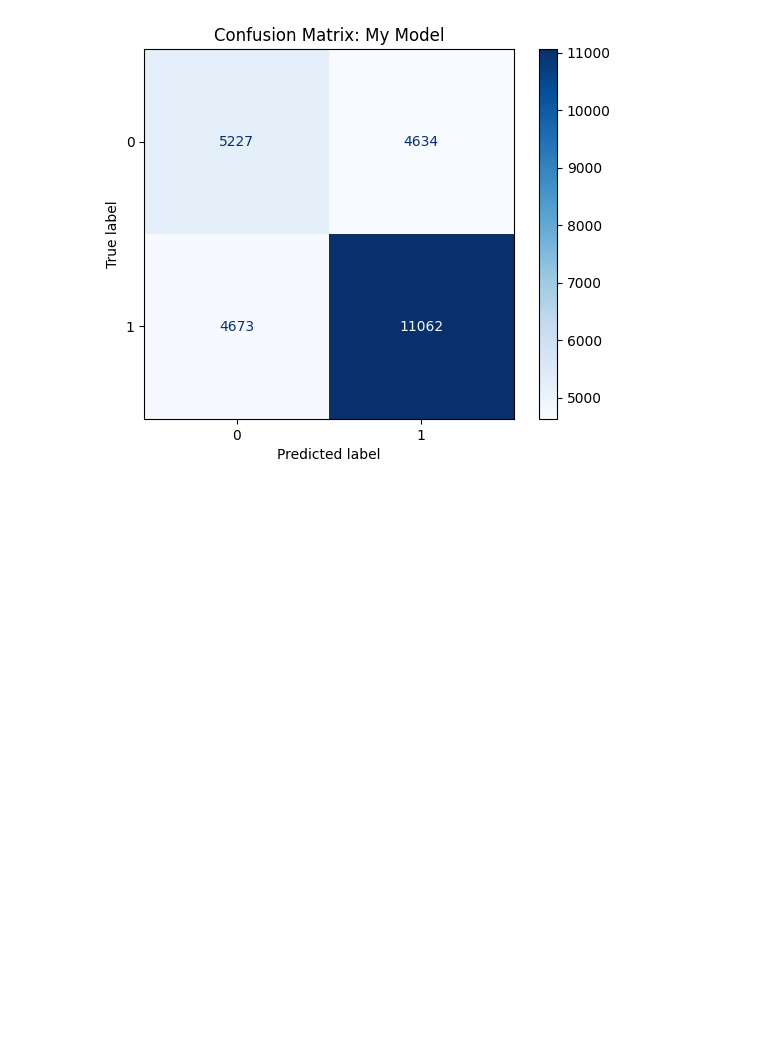
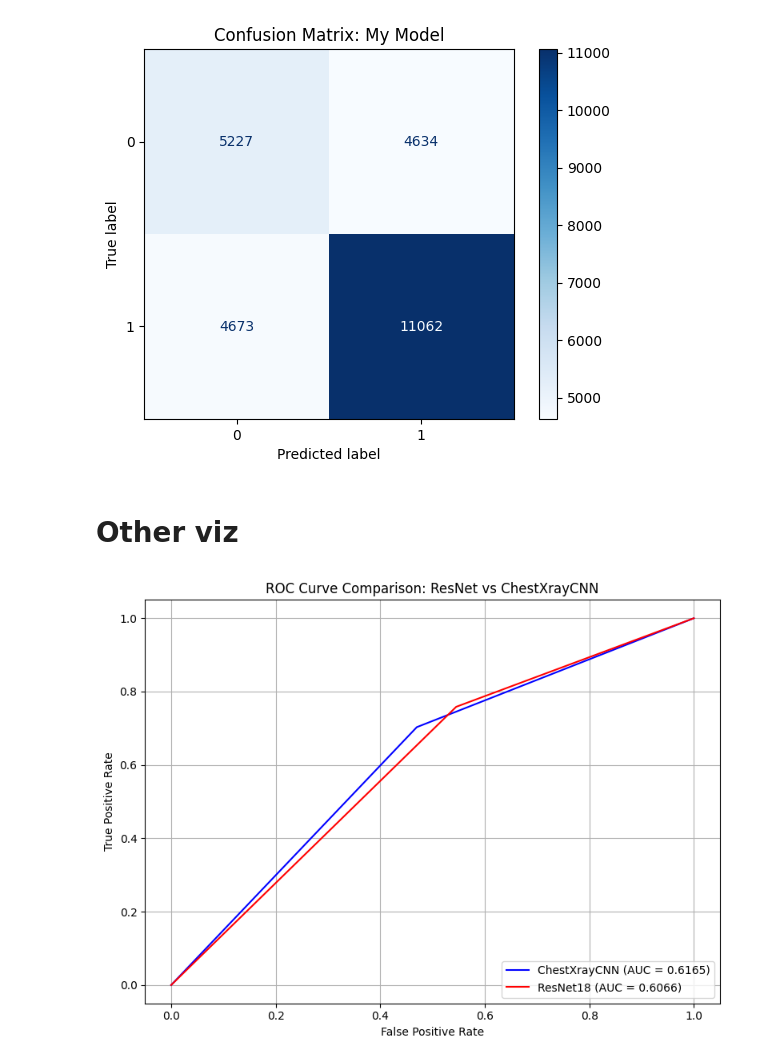
Before and after one commit to sara-kelemen/NIH_chest_xray, a Jupyter notebook: code/cnn.ipynb, the cells around one changed output. Drawn from its saved outputs; the diff is of its cells as text; code cells hidden in the pictures; blank space fills up the shorter version.

Commit message:
Adding sources + ROC curve

```diff
--- a/code/cnn.ipynb
+++ b/code/cnn.ipynb
@@ -418,12 +422,11 @@ Test F1 Score:  0.7039
 # %%
 from torchvision import models
 # %%
-# Updated transform for ResNet (expects 3 channels)
+# Updated transform for ResNet
 transform_resnet = transforms.Compose([
     transforms.ToPILImage(),
     transforms.Resize((224, 224)),
-    transforms.Grayscale(num_output_channels=3),  # <- this is the important line!
-    transforms.ToTensor(),
+    transforms.Grayscale(num_output_channels=3),
     transforms.Normalize((0.5,), (0.5,))
 ])
 # %%
@@ -556,3 +564,5 @@ plt.title('Confusion Matrix: My Model')
 plt.show()
 # %% [output]
 [figure]
+# %% [markdown]
+# Other viz
@@ -558,0 +571,26 @@ plt.show()
+# %%
+# From model A: ChestXrayCNN
+fpr_r, tpr_r, _ = roc_curve(all_labels, all_preds)
+auc_resnet= auc(fpr_r, tpr_r)
+
+# From model B: CNN
+fpr_cnn, tpr_cnn, _ = roc_curve(all_labels_1, all_preds_1)
+auc_cnn = auc(fpr_cnn, tpr_cnn)
+# %%
+plt.figure(figsize=(8, 6))
+
+# CNN
+sns.lineplot(x=fpr_cnn, y=tpr_cnn, label=f"ChestXrayCNN (AUC = {auc_cnn:.4f})", color="blue")
+
+# ResNet
+sns.lineplot(x=fpr_r, y=tpr_r, label=f"ResNet18 (AUC = {auc_resnet:.4f})", color="red")
+
+plt.xlabel("False Positive Rate")
+plt.ylabel("True Positive Rate")
+plt.title("ROC Curve Comparison: ResNet vs ChestXrayCNN")
+plt.legend(loc="lower right")
+plt.grid(True)
+plt.tight_layout()
+plt.show()
+# %% [output]
+[figure, added]
```
Also changed, not shown: parts of 6 cells of this notebook, 2 other files.
